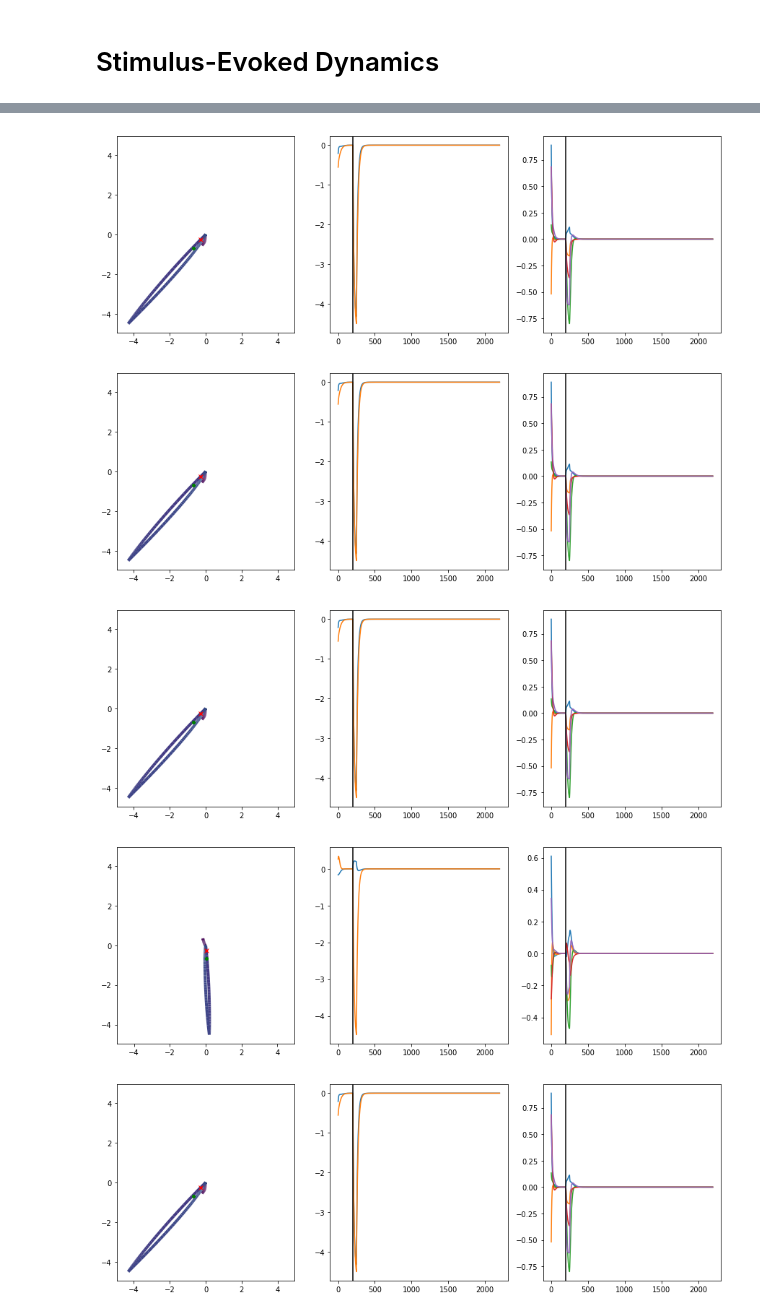
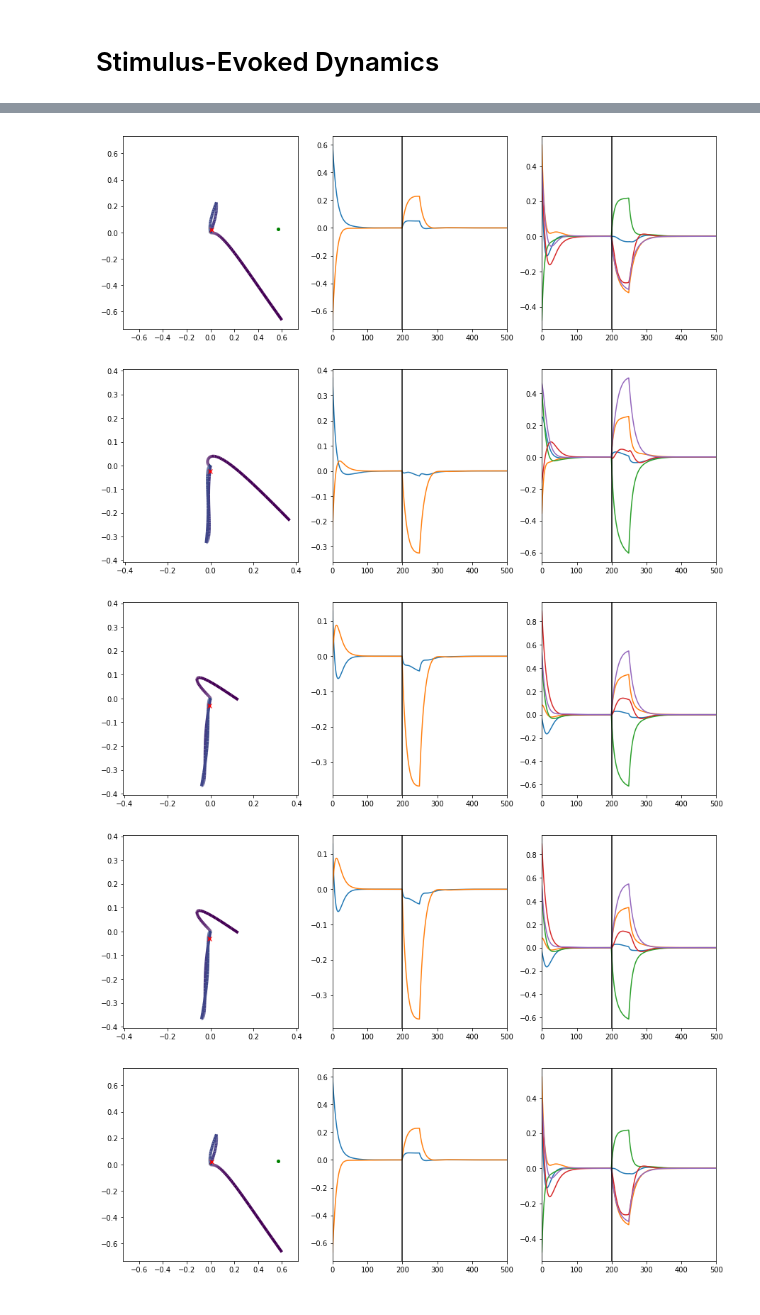
Before and after one commit to kochalka/rnn_encoding, a Jupyter notebook: RNN encoding.ipynb, the cells around one changed output, grey strips where cells are left out. Cells and saved outputs as stored; diff of their text form; code cells hidden in the pictures.

```diff
--- a/RNN encoding.ipynb
+++ b/RNN encoding.ipynb
@@ -65,7 +65,7 @@ tau = 1 # Implicit in RateUnitNetwork
 n_steps = int(100*tau/dt)
 
 # Training
-n_epochs = 8000
+n_epochs = 30
 init_steps = int(20*tau/dt) # initialize randomly and run for 20 tau before injecting input
 pulse_width = int(5*tau/dt)
 
@@ -160,7 +162,7 @@ len_h2h_grad = np.zeros(n_epochs)
 for i in range(n_epochs):
     if i%(n_epochs/100) == 0:
         sys.stdout.write('..%i' % int(float(i)/(n_epochs/100)))
-    inputs, targets = get_batch(input_size, xmin, xmax, batch_size, n_steps)
+    inputs, targets = get_batch(input_size, xmin, xmax, batch_size, init_steps, n_steps)
 
 
     # Initialize hidden
@@ -171,8 +173,8 @@ for i in range(n_epochs):
     #outputs, hiddens = model(torch.zeros(batch_size, init_steps, input_size), hidden)
 
     if tbptt_steps is not None: # Use TBPTT
-        batch_inputs = torch.split(inputs, bptt_steps, dim = 1)
-        batch_targets = torch.split(targets, bptt_steps, dim = 1)
+        batch_inputs = torch.split(inputs, tbptt_steps, dim = 1)
+        batch_targets = torch.split(targets, tbptt_steps, dim = 1)
         for inp, tgt in zip(batch_inputs, batch_targets):
             outputs, hiddens = model(inp, hidden)
             hidden = hiddens[:,-1,:].detach()
@@ -324,7 +325,7 @@ final_steps = 1000
 test_batch_size = 8
 
 with torch.no_grad():
-    inputs, targets = get_batch(input_size, xmin, xmax, test_batch_size, n_steps, pulse_width)
+    inputs, targets = get_batch(input_size, xmin, xmax, test_batch_size, n_steps, init_steps, pulse_width)
     test_targ = targets[:,-1,:].numpy()
     hidden = 2*torch.rand((test_batch_size, hidden_size))-1
     #torch.zeros(test_batch_size, init_steps, input_size) <-- init_steps now included in get_batch() output
@@ -351,31 +352,33 @@ _ = plt.axvspan(init_steps, init_steps+pulse_width, alpha=0.2)
 # %%
 for i in np.random.randint(0,test_batch_size,5):
     fig, ax = plt.subplots(1,3,figsize=(15,5))
     #x,y = test_out[i,:500,:].T
     points = test_out[i].reshape(-1, 1, 2)
     segments = np.concatenate([points[:-1], points[1:]], axis=1)
     norm = plt.Normalize(0, init_steps + n_steps)
     lc = LineCollection(segments, cmap='viridis', norm=norm)
     # Set the values used for colormapping
     lc.set_array(np.arange(init_steps + n_steps))
     lc.set_linewidth(4)
     line = ax[0].add_collection(lc)
     ax[0].plot(*test_out[i,init_steps].T, 'rx')
     ax[0].plot(*test_out[i,init_steps].T, 'r.')
     ax[0].plot(*test_targ[i].T, 'g.', markersize=8)
     pmax = 1.1*np.abs(points).max()
     ax[0].set_xlim(-pmax, pmax)
     ax[0].set_ylim(-pmax, pmax)
     ax[1].plot(test_out[i])
     ax[1].axvline(init_steps, color='k')
+    ax[1].set_xlim([0,500])
     ax[2].plot(test_hid[i,:,:5])
     ax[2].axvline(init_steps, color='k')
+    ax[2].set_xlim([0,500])
 # %% [output]
-[figure, old version]
+[figure, new version]
-[figure, old version]
+[figure, new version]
-[figure, old version]
+[figure, new version]
-[figure, old version]
+[figure, new version]
-[figure, old version]
+[figure, new version]
 # %%
 hid_idx = np.random.randint(0,hidden_size,20)
 fig, ax = plt.subplots(10,1,sharex=True, figsize=(5,10))
```
Also changed, not shown: parts of 13 cells of this notebook.
